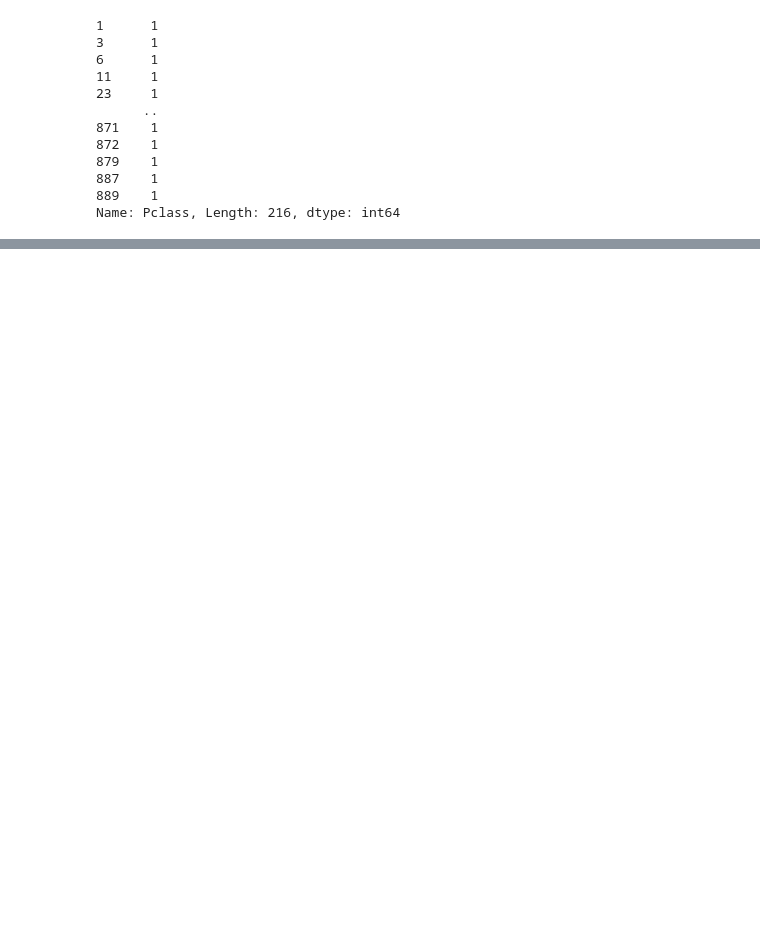
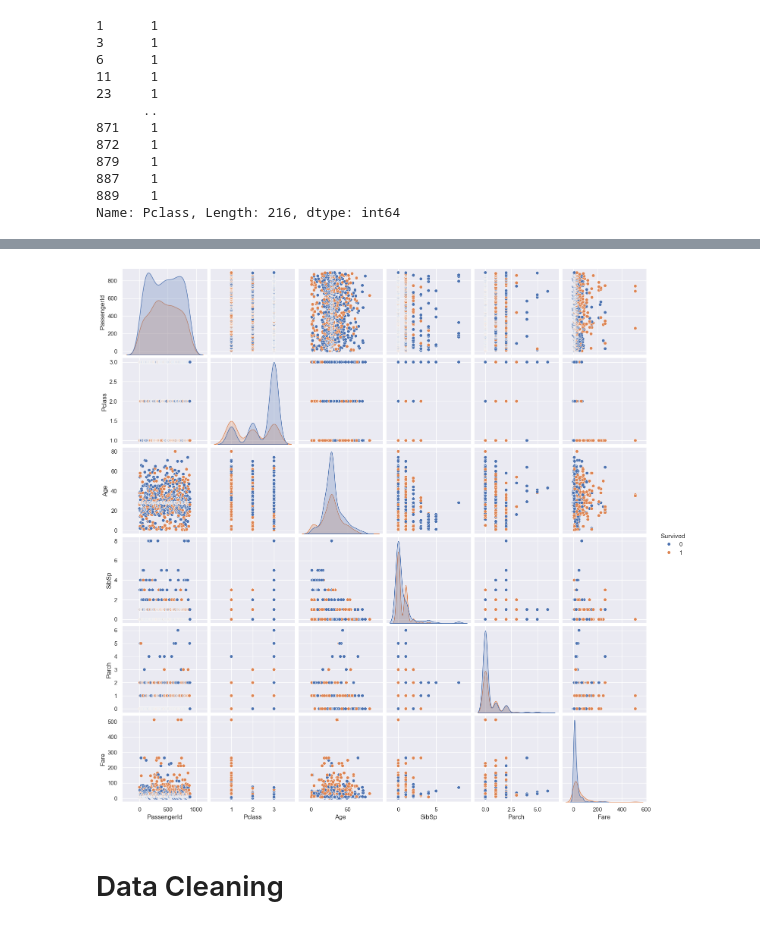
Before and after one commit to viz-graffito/Titanic-Death-Predictor, a Jupyter notebook: main.ipynb, the cells around one changed output, grey strips where cells are left out. Saved outputs shown, nothing was run; the diff lists cells and outputs as text; code cells hidden in the pictures; blank space fills up the shorter version.

```diff
--- a/main.ipynb
+++ b/main.ipynb
@@ -512,0 +521,10 @@ df.Fare.min()
+# %%
+# Create a pairplot
+sns.pairplot(df, diag_kind="kde", markers="o", hue="Survived")
+
+# Show the plot
+plt.show()
+# %% [output]
+[figure, added]
+# %% [markdown]
+# Data Cleaning
```
Also changed, not shown: parts of 69 cells of this notebook.
